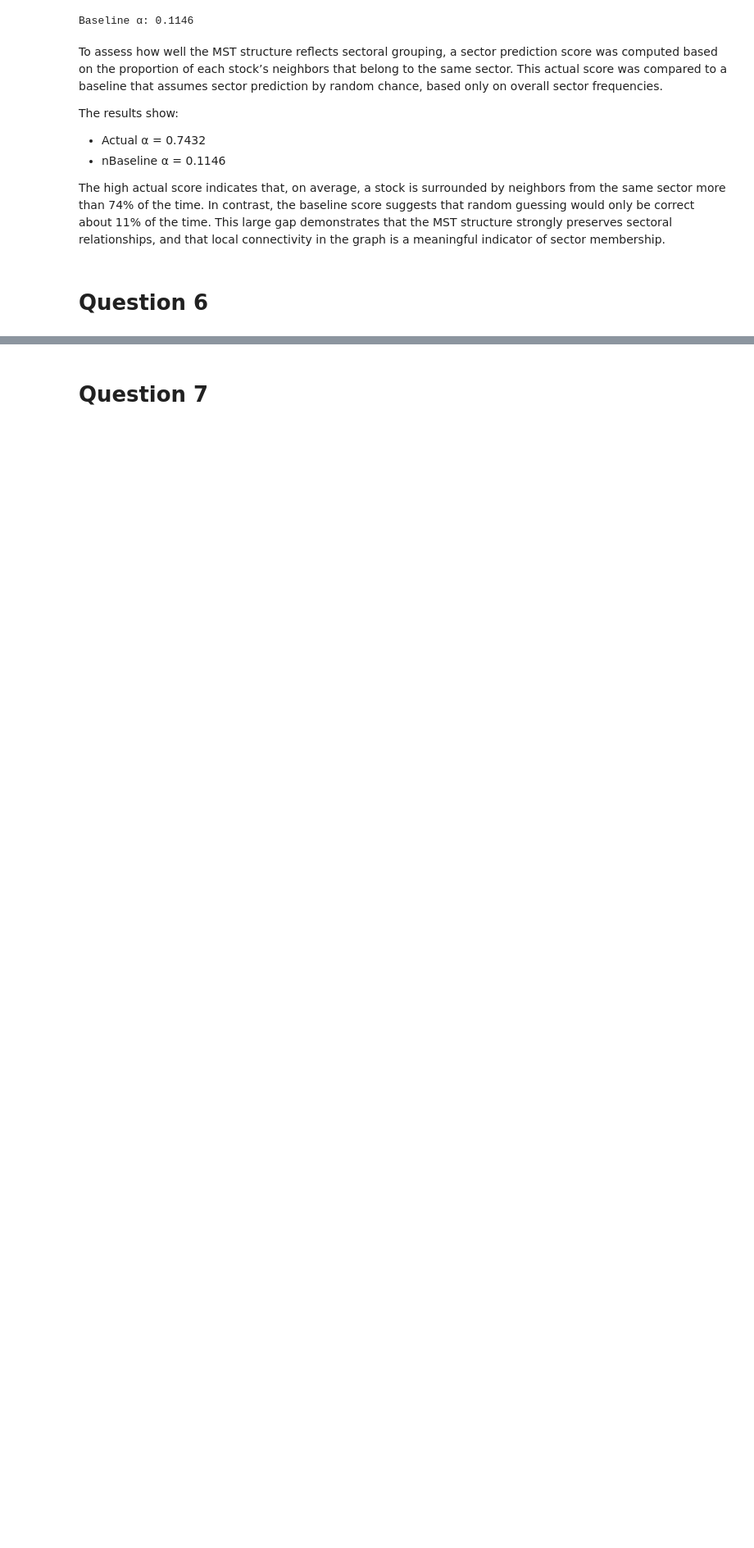
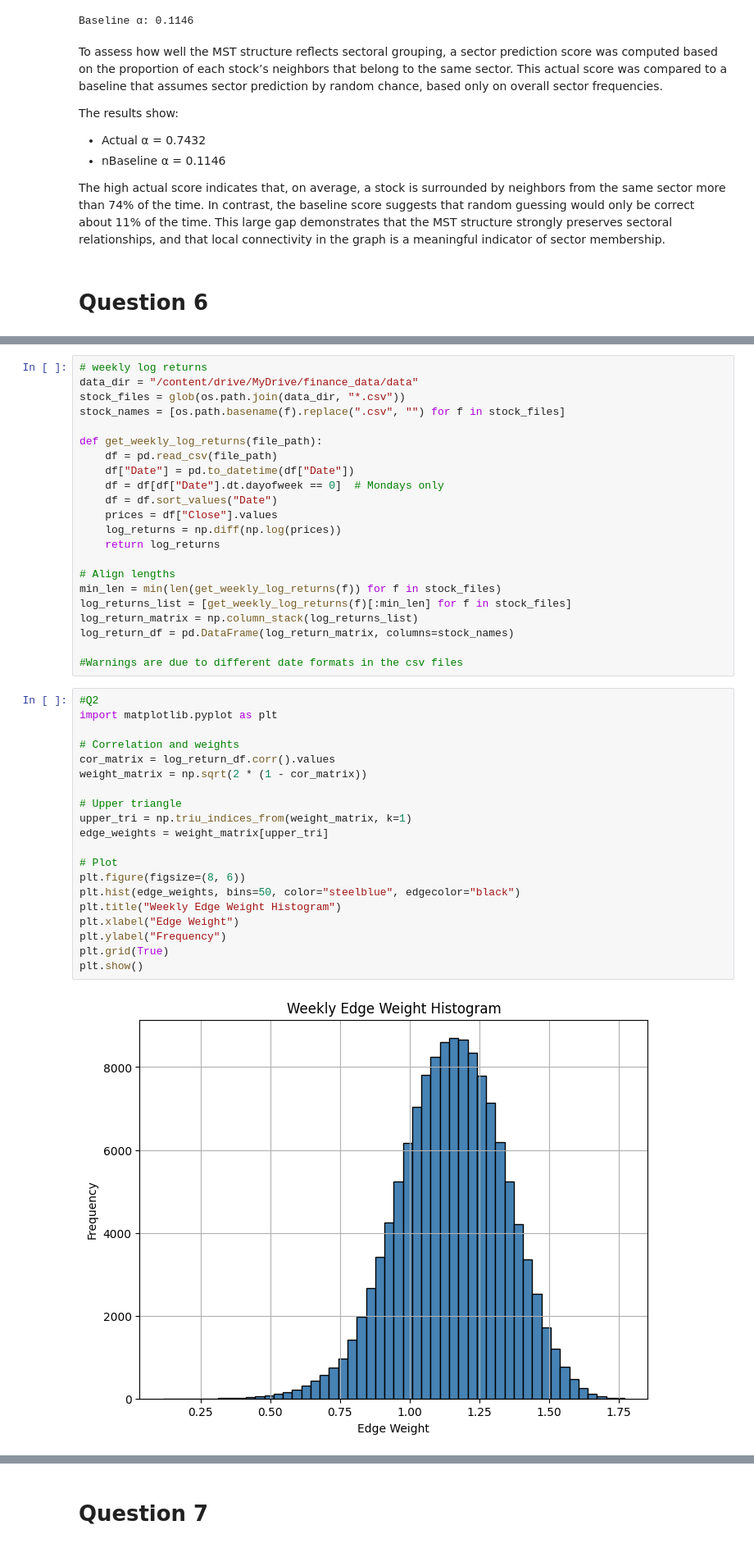
Before and after one commit to kbaseba/232E, a Jupyter notebook: Project_4/ECE232E_Project4_606539982_106405230_106303745.ipynb, the cells around one changed output, grey strips where cells are left out. Shown at 82% size. Drawn from its saved outputs; the diff is of its cells as text; blank space fills up the shorter version.

```diff
--- a/Project_4/ECE232E_Project4_606539982_106405230_106303745.ipynb
+++ b/Project_4/ECE232E_Project4_606539982_106405230_106303745.ipynb
@@ -269,0 +284,44 @@ The high actual score indicates that, on average, a stock is surrounded by neigh
+# %%
+# weekly log returns
+data_dir = "/content/drive/MyDrive/finance_data/data"
+stock_files = glob(os.path.join(data_dir, "*.csv"))
+stock_names = [os.path.basename(f).replace(".csv", "") for f in stock_files]
+
+def get_weekly_log_returns(file_path):
+    df = pd.read_csv(file_path)
+    df["Date"] = pd.to_datetime(df["Date"])
+    df = df[df["Date"].dt.dayofweek == 0]  # Mondays only
+    df = df.sort_values("Date")
+    prices = df["Close"].values
+    log_returns = np.diff(np.log(prices))
+    return log_returns
+
+# Align lengths
+min_len = min(len(get_weekly_log_returns(f)) for f in stock_files)
+log_returns_list = [get_weekly_log_returns(f)[:min_len] for f in stock_files]
+log_return_matrix = np.column_stack(log_returns_list)
+log_return_df = pd.DataFrame(log_return_matrix, columns=stock_names)
+
+#Warnings are due to different date formats in the csv files
+# %%
+#Q2
+import matplotlib.pyplot as plt
+
+# Correlation and weights
+cor_matrix = log_return_df.corr().values
+weight_matrix = np.sqrt(2 * (1 - cor_matrix))
+
+# Upper triangle
+upper_tri = np.triu_indices_from(weight_matrix, k=1)
+edge_weights = weight_matrix[upper_tri]
+
+# Plot
+plt.figure(figsize=(8, 6))
+plt.hist(edge_weights, bins=50, color="steelblue", edgecolor="black")
+plt.title("Weekly Edge Weight Histogram")
+plt.xlabel("Edge Weight")
+plt.ylabel("Frequency")
+plt.grid(True)
+plt.show()
+# %% [output]
+[figure, added]
```
Also changed, not shown: parts of 18 cells of this notebook.
